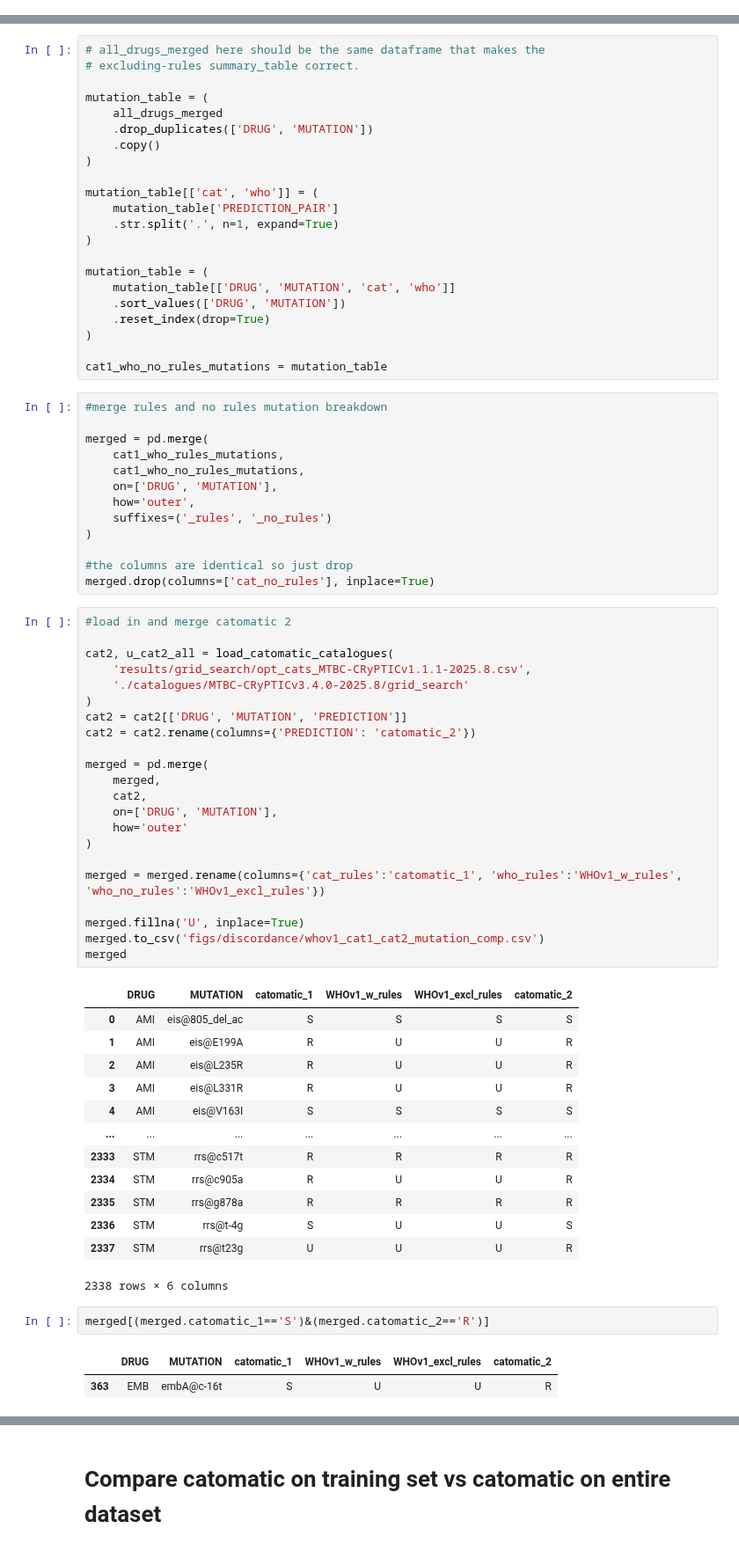
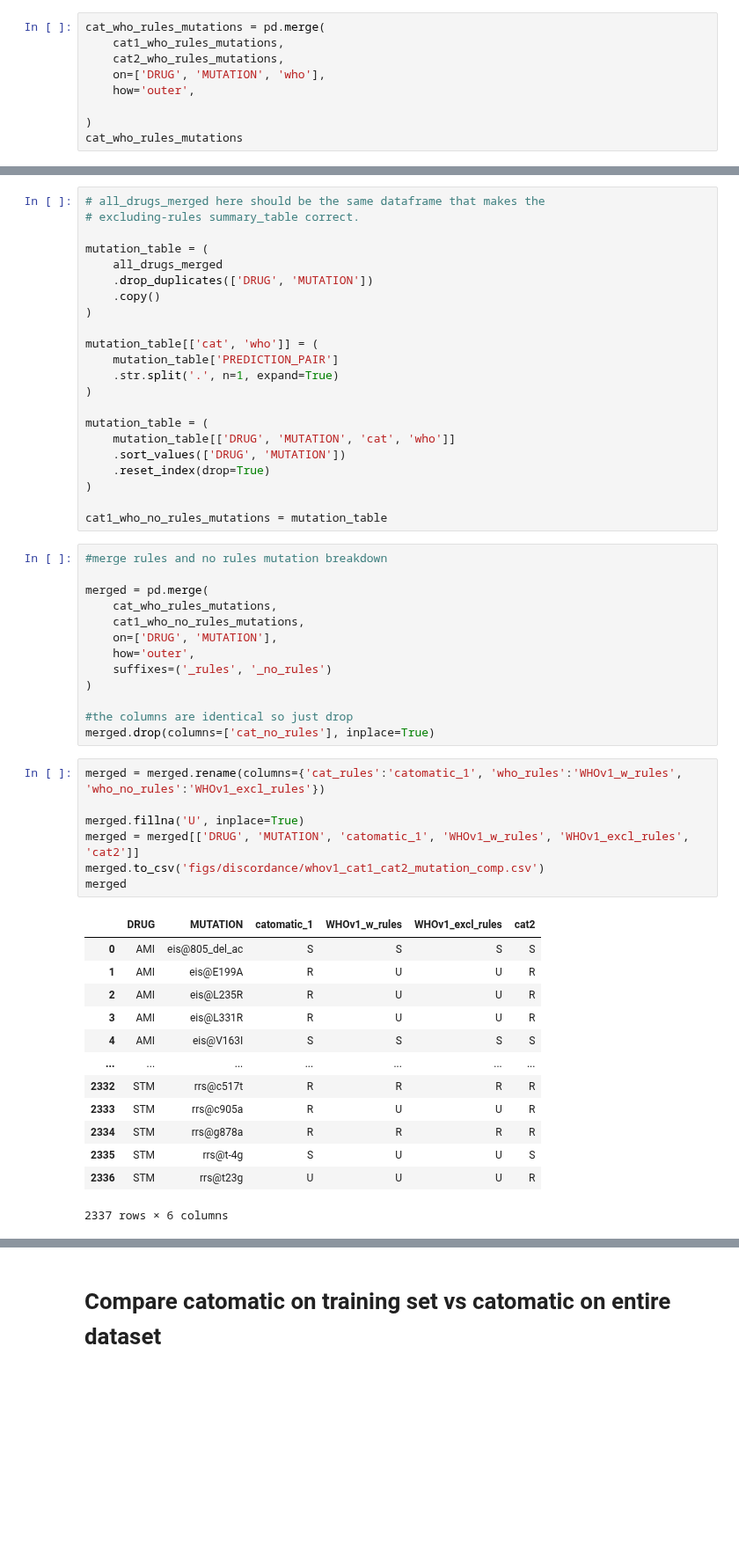
Before and after one commit to fowler-lab/cryptic-catalogues-2025, a Jupyter notebook: 05-discrepency-analysis.ipynb, the cells around one changed output, grey strips where cells are left out. Shown at 88% size. Drawn from its saved outputs; the diff is of its cells as text; blank space fills up the shorter version.

```diff
--- a/05-discrepency-analysis.ipynb
+++ b/05-discrepency-analysis.ipynb
@@ -378,0 +447,9 @@ See the caveats in the documentation: https://pandas.pydata.org/pandas-docs/stab
+# %%
+cat_who_rules_mutations = pd.merge(
+    cat1_who_rules_mutations,
+    cat2_who_rules_mutations,
+    on=['DRUG', 'MUTATION', 'who'],
+    how='outer',
+
+)
+cat_who_rules_mutations
@@ -495,7 +586,7 @@ cat1_who_no_rules_mutations = mutation_table
 #merge rules and no rules mutation breakdown
 
 merged = pd.merge(
-    cat1_who_rules_mutations,
+    cat_who_rules_mutations,
     cat1_who_no_rules_mutations,
     on=['DRUG', 'MUTATION'],
     how='outer',
@@ -504,44 +595,24 @@ merged = pd.merge(
 
 #the columns are identical so just drop
 merged.drop(columns=['cat_no_rules'], inplace=True)
-# %%
-#load in and merge catomatic 2
-
-cat2, u_cat2_all = load_catomatic_catalogues(
-    'results/grid_search/opt_cats_MTBC-CRyPTICv1.1.1-2025.8.csv',
-    './catalogues/MTBC-CRyPTICv3.4.0-2025.8/grid_search'
-)
-cat2 = cat2[['DRUG', 'MUTATION', 'PREDICTION']]
-cat2 = cat2.rename(columns={'PREDICTION': 'catomatic_2'})
-
-merged = pd.merge(
-    merged,
-    cat2,
-    on=['DRUG', 'MUTATION'],
-    how='outer'
-)
-
-merged = merged.rename(columns={'cat_rules':'catomatic_1', 'who_rules':'WHOv1_w_rules', 'who_no_rules':'WHOv1_excl_rules'})
-
-merged.fillna('U', inplace=True)
-merged.to_csv('figs/discordance/whov1_cat1_cat2_mutation_comp.csv')
-merged
-# %% [output]
-|  | DRUG | MUTATION | catomatic_1 | WHOv1_w_rules | WHOv1_excl_rules | catomatic_2 |
-| 0 | AMI | eis@805_del_ac | S | S | S | S |
-| 1 | AMI | eis@E199A | R | U | U | R |
-| 2 | AMI | eis@L235R | R | U | U | R |
-| 3 | AMI | eis@L331R | R | U | U | R |
-| 4 | AMI | eis@V163I | S | S | S | S |
-| ... | ... | ... | ... | ... | ... | ... |
-| 2333 | STM | rrs@c517t | R | R | R | R |
-| 2334 | STM | rrs@c905a | R | U | U | R |
-| 2335 | STM | rrs@g878a | R | R | R | R |
-| 2336 | STM | rrs@t-4g | S | U | U | S |
-| 2337 | STM | rrs@t23g | U | U | U | R |
-2338 rows × 6 columns
-# %%
-merged[(merged.catomatic_1=='S')&(merged.catomatic_2=='R')]
-# %% [output]
-|  | DRUG | MUTATION | catomatic_1 | WHOv1_w_rules | WHOv1_excl_rules | catomatic_2 |
-| 363 | EMB | embA@c-16t | S | U | U | R |
+# %%
+merged = merged.rename(columns={'cat_rules':'catomatic_1', 'who_rules':'WHOv1_w_rules', 'who_no_rules':'WHOv1_excl_rules'})
+
+merged.fillna('U', inplace=True)
+merged = merged[['DRUG', 'MUTATION', 'catomatic_1', 'WHOv1_w_rules', 'WHOv1_excl_rules', 'cat2']]
+merged.to_csv('figs/discordance/whov1_cat1_cat2_mutation_comp.csv')
+merged
+# %% [output]
+|  | DRUG | MUTATION | catomatic_1 | WHOv1_w_rules | WHOv1_excl_rules | cat2 |
+| 0 | AMI | eis@805_del_ac | S | S | S | S |
+| 1 | AMI | eis@E199A | R | U | U | R |
+| 2 | AMI | eis@L235R | R | U | U | R |
+| 3 | AMI | eis@L331R | R | U | U | R |
+| 4 | AMI | eis@V163I | S | S | S | S |
+| ... | ... | ... | ... | ... | ... | ... |
+| 2332 | STM | rrs@c517t | R | R | R | R |
+| 2333 | STM | rrs@c905a | R | U | U | R |
+| 2334 | STM | rrs@g878a | R | R | R | R |
+| 2335 | STM | rrs@t-4g | S | U | U | S |
+| 2336 | STM | rrs@t23g | U | U | U | R |
+2337 rows × 6 columns
```
Also changed, not shown: parts of 13 cells of this notebook, 11 other files.
